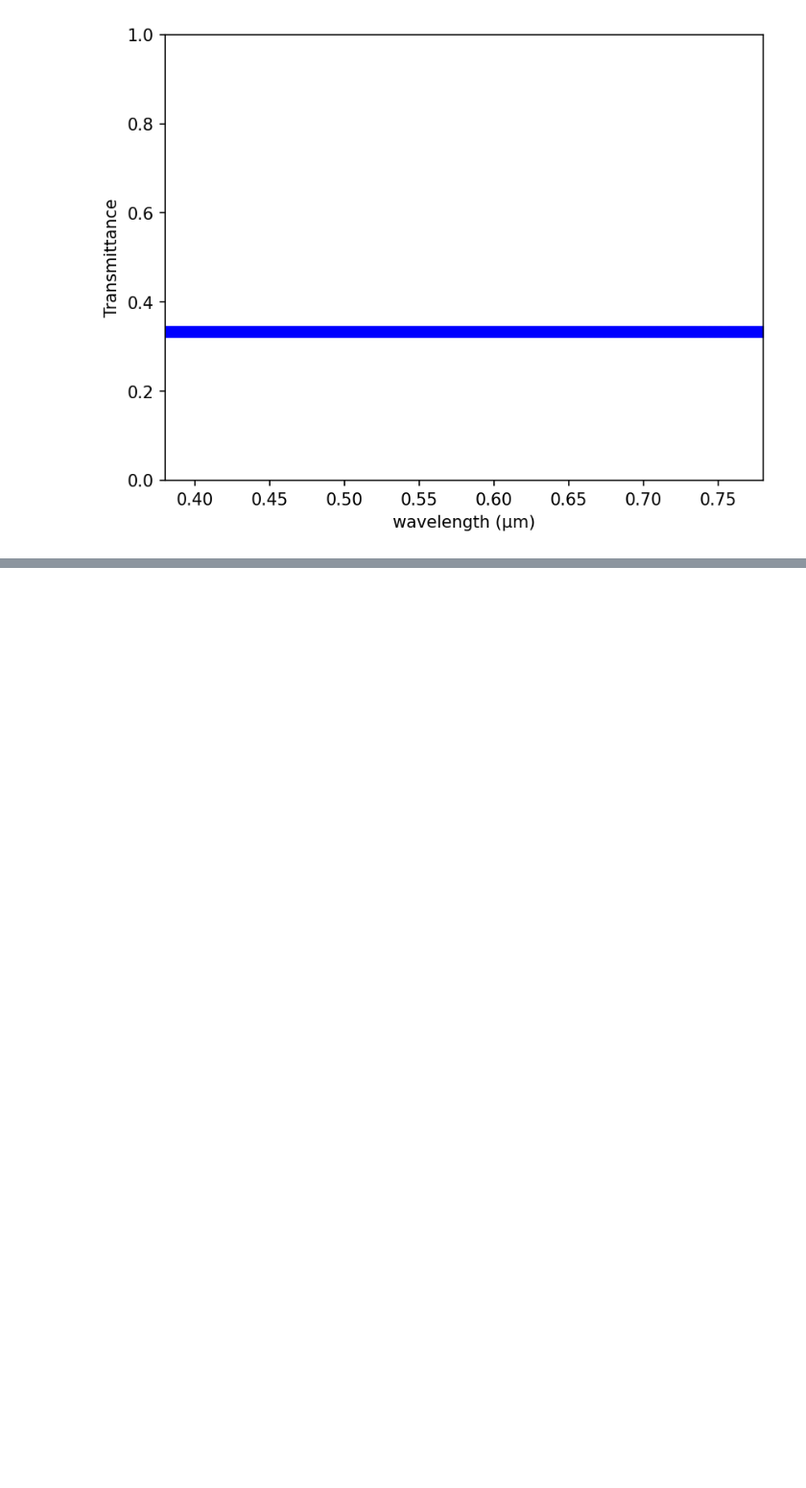
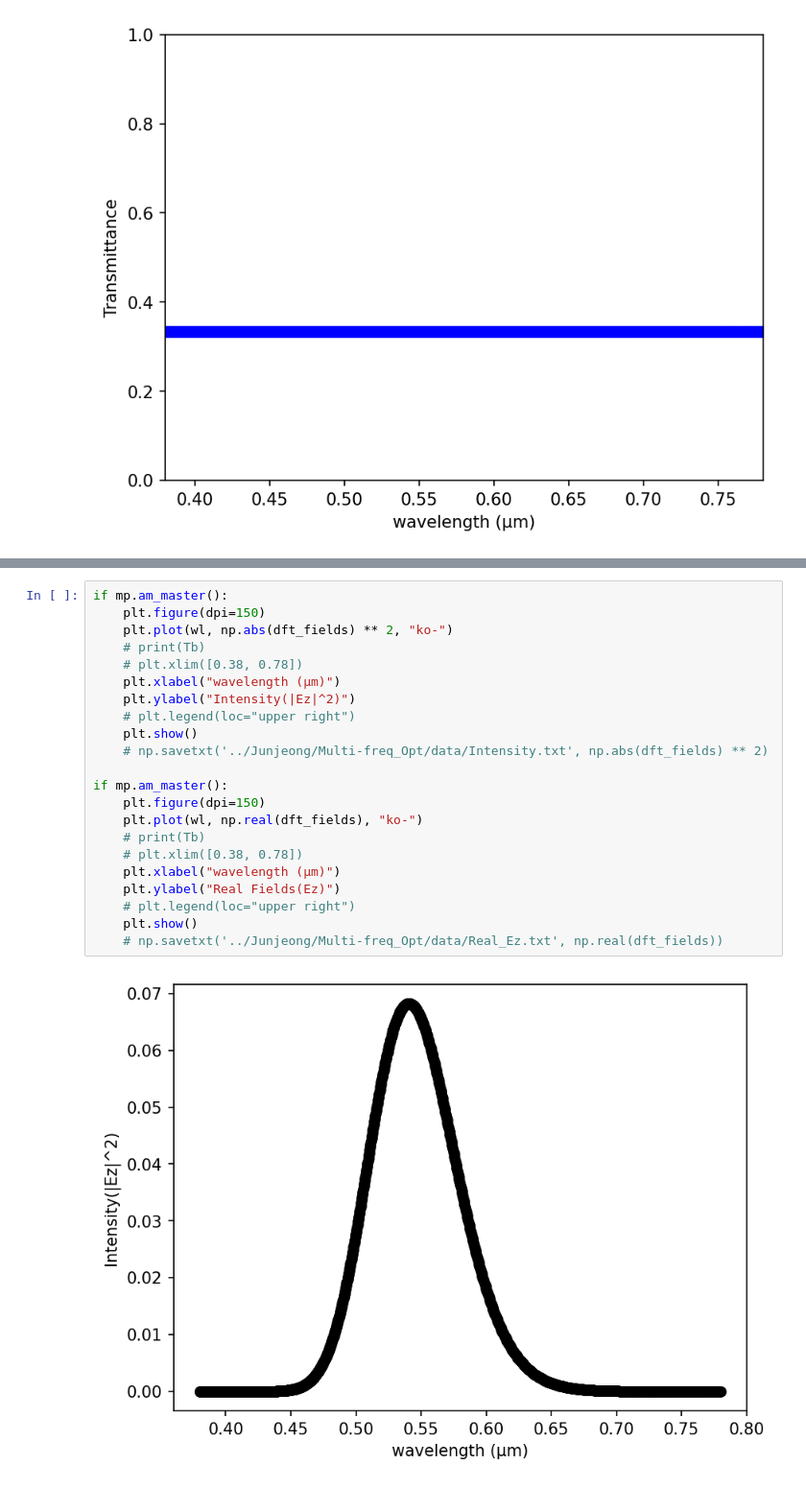
Before and after one commit to leesbin/EIDL, a Jupyter notebook: validation/Source/srcamp3_반영.ipynb, the cells around one changed output, grey strips where cells are left out. Shown at 96% size. Drawn from its saved outputs; the diff is of its cells as text; blank space fills up the shorter version.

```diff
--- a/validation/Source/srcamp3_반영.ipynb
+++ b/validation/Source/srcamp3_반영.ipynb
@@ -278,0 +285,24 @@ if mp.am_master():
+# %%
+if mp.am_master():
+    plt.figure(dpi=150)
+    plt.plot(wl, np.abs(dft_fields) ** 2, "ko-")
+    # print(Tb)
+    # plt.xlim([0.38, 0.78])
+    plt.xlabel("wavelength (μm)")
+    plt.ylabel("Intensity(|Ez|^2)")
+    # plt.legend(loc="upper right")
+    plt.show()
+    # np.savetxt('../Junjeong/Multi-freq_Opt/data/Intensity.txt', np.abs(dft_fields) ** 2)
+
+if mp.am_master():
+    plt.figure(dpi=150)
+    plt.plot(wl, np.real(dft_fields), "ko-")
+    # print(Tb)
+    # plt.xlim([0.38, 0.78])
+    plt.xlabel("wavelength (μm)")
+    plt.ylabel("Real Fields(Ez)")
+    # plt.legend(loc="upper right")
+    plt.show()
+    # np.savetxt('../Junjeong/Multi-freq_Opt/data/Real_Ez.txt', np.real(dft_fields))
+# %% [output]
+[figure, added]
```
Also changed, not shown: parts of 7 cells of this notebook, 6 other files.
